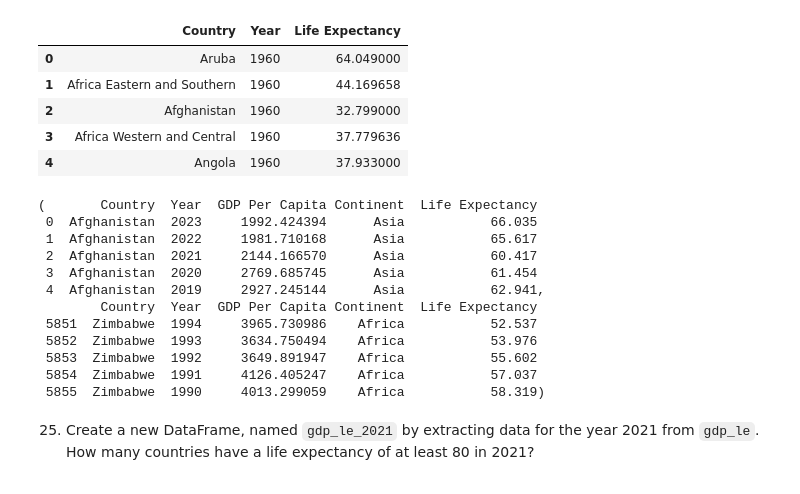
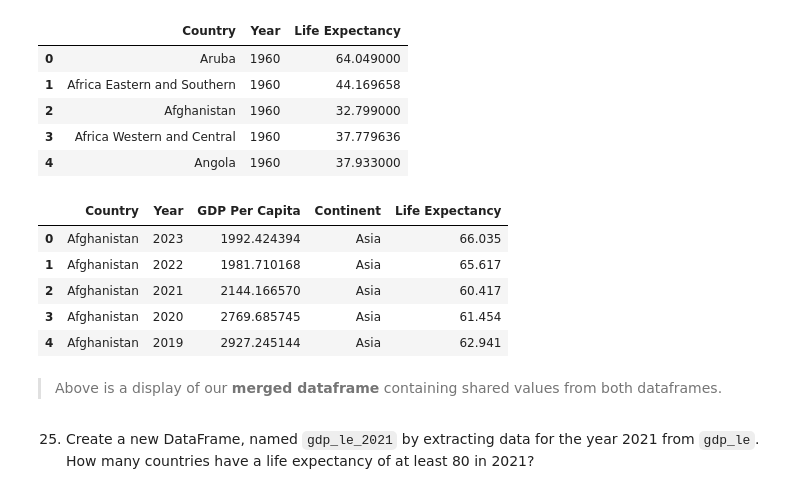
Before and after one commit to nss-data-science-cohort-9/un-exploration-Grantalan, a Jupyter notebook: notebooks/UN_Data_Exploration.ipynb, the cells around one changed output. Drawn from its saved outputs; the diff is of its cells as text; code cells hidden in the pictures.

```diff
--- a/notebooks/UN_Data_Exploration.ipynb
+++ b/notebooks/UN_Data_Exploration.ipynb
@@ -483,19 +619,15 @@ life_expectancy_df['Year'] = life_expectancy_df['Year'].astype(str)
 gdp_le = pd.merge(gdp_df, life_expectancy_df,
 how='inner', on=['Country', 'Year'])
 # %%
-gdp_le.head(), gdp_le.tail()
+gdp_le.head()
 # %% [output]
-(       Country  Year  GDP Per Capita Continent  Life Expectancy
- 0  Afghanistan  2023     1992.424394      Asia           66.035
- 1  Afghanistan  2022     1981.710168      Asia           65.617
- 2  Afghanistan  2021     2144.166570      Asia           60.417
- 3  Afghanistan  2020     2769.685745      Asia           61.454
- 4  Afghanistan  2019     2927.245144      Asia           62.941,
-        Country  Year  GDP Per Capita Continent  Life Expectancy
- 5851  Zimbabwe  1994     3965.730986    Africa           52.537
- 5852  Zimbabwe  1993     3634.750494    Africa           53.976
- 5853  Zimbabwe  1992     3649.891947    Africa           55.602
- 5854  Zimbabwe  1991     4126.405247    Africa           57.037
- 5855  Zimbabwe  1990     4013.299059    Africa           58.319)
+|  | Country | Year | GDP Per Capita | Continent | Life Expectancy |
+| 0 | Afghanistan | 2023 | 1992.424394 | Asia | 66.035 |
+| 1 | Afghanistan | 2022 | 1981.710168 | Asia | 65.617 |
+| 2 | Afghanistan | 2021 | 2144.166570 | Asia | 60.417 |
+| 3 | Afghanistan | 2020 | 2769.685745 | Asia | 61.454 |
+| 4 | Afghanistan | 2019 | 2927.245144 | Asia | 62.941 |
+# %% [markdown]
+> Above is a display of our **merged dataframe** containing shared values from both dataframes.
 # %% [markdown]
 25. Create a new DataFrame, named `gdp_le_2021` by extracting data for the year 2021 from `gdp_le`. How many countries have a life expectancy of at least 80 in 2021?
```
Also changed, not shown: parts of 77 cells of this notebook.
